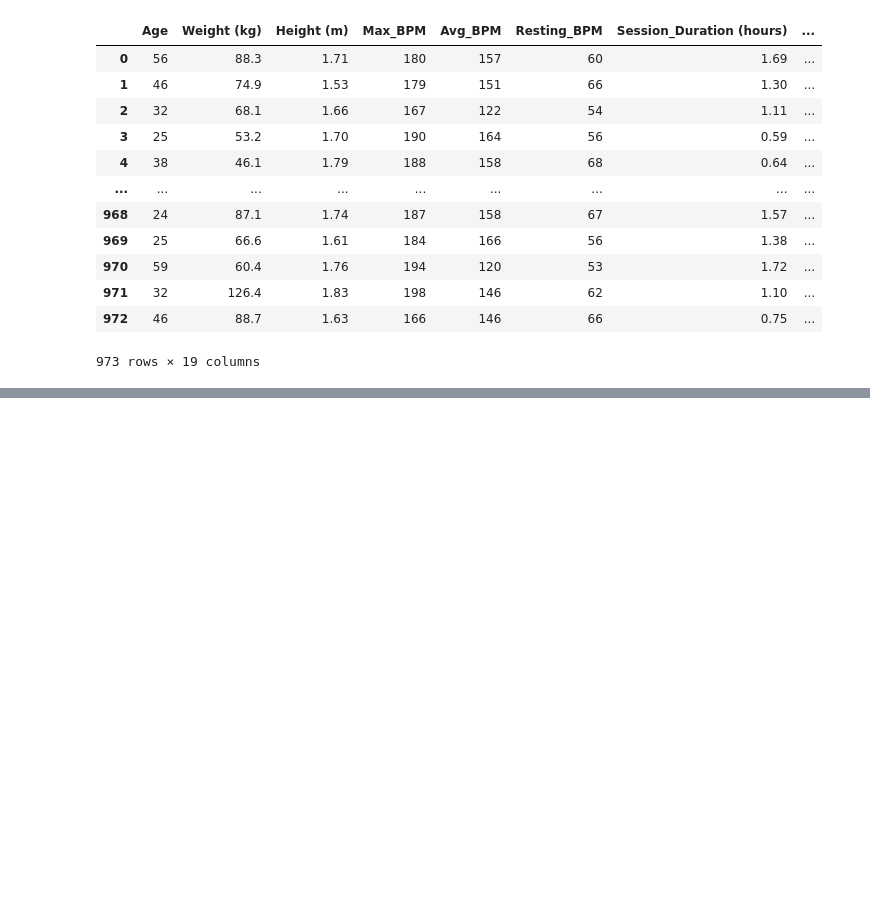
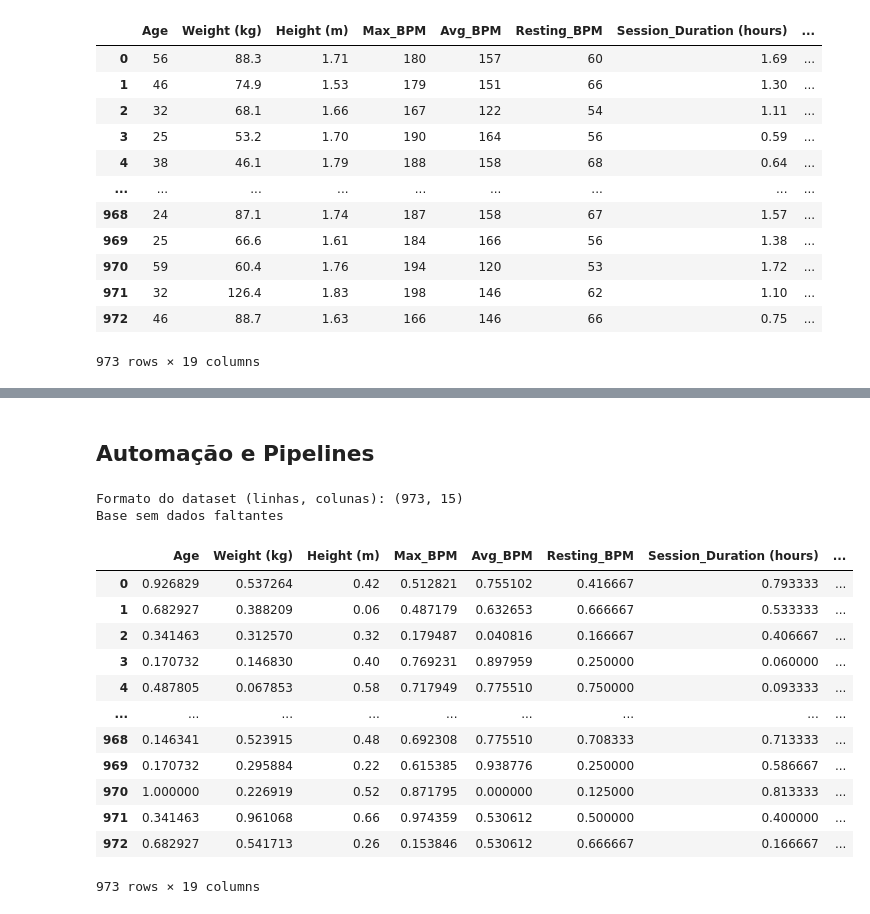
Before and after one commit to MarcioLuizBR/DataWrangling_Cleaning, a Jupyter notebook: DataWrangling_Cleaning.ipynb, the cells around one changed output, grey strips where cells are left out. Cells and saved outputs as stored; diff of their text form; code cells hidden in the pictures; blank space fills up the shorter version.

```diff
--- a/DataWrangling_Cleaning.ipynb
+++ b/DataWrangling_Cleaning.ipynb
@@ -1176,0 +1199,2 @@ df_gym_final
+# %% [markdown]
+## Automação e Pipelines
@@ -1176,0 +1251,18 @@ df_gym_final
+# %%
+process("gym_members_exercise_tracking.csv")
+# %% [output]
+Formato do dataset (linhas, colunas): (973, 15)
+Base sem dados faltantes
+|  | Age | Weight (kg) | Height (m) | Max_BPM | Avg_BPM | Resting_BPM | Session_Duration (hours) | ... |
+| 0 | 0.926829 | 0.537264 | 0.42 | 0.512821 | 0.755102 | 0.416667 | 0.793333 | ... |
+| 1 | 0.682927 | 0.388209 | 0.06 | 0.487179 | 0.632653 | 0.666667 | 0.533333 | ... |
+| 2 | 0.341463 | 0.312570 | 0.32 | 0.179487 | 0.040816 | 0.166667 | 0.406667 | ... |
+| 3 | 0.170732 | 0.146830 | 0.40 | 0.769231 | 0.897959 | 0.250000 | 0.060000 | ... |
+| 4 | 0.487805 | 0.067853 | 0.58 | 0.717949 | 0.775510 | 0.750000 | 0.093333 | ... |
+| ... | ... | ... | ... | ... | ... | ... | ... | ... |
+| 968 | 0.146341 | 0.523915 | 0.48 | 0.692308 | 0.775510 | 0.708333 | 0.713333 | ... |
+| 969 | 0.170732 | 0.295884 | 0.22 | 0.615385 | 0.938776 | 0.250000 | 0.586667 | ... |
+| 970 | 1.000000 | 0.226919 | 0.52 | 0.871795 | 0.000000 | 0.125000 | 0.813333 | ... |
+| 971 | 0.341463 | 0.961068 | 0.66 | 0.974359 | 0.530612 | 0.500000 | 0.400000 | ... |
+| 972 | 0.682927 | 0.541713 | 0.26 | 0.153846 | 0.530612 | 0.666667 | 0.166667 | ... |
+973 rows × 19 columns
```
Also changed, not shown: parts of 5 cells of this notebook.
